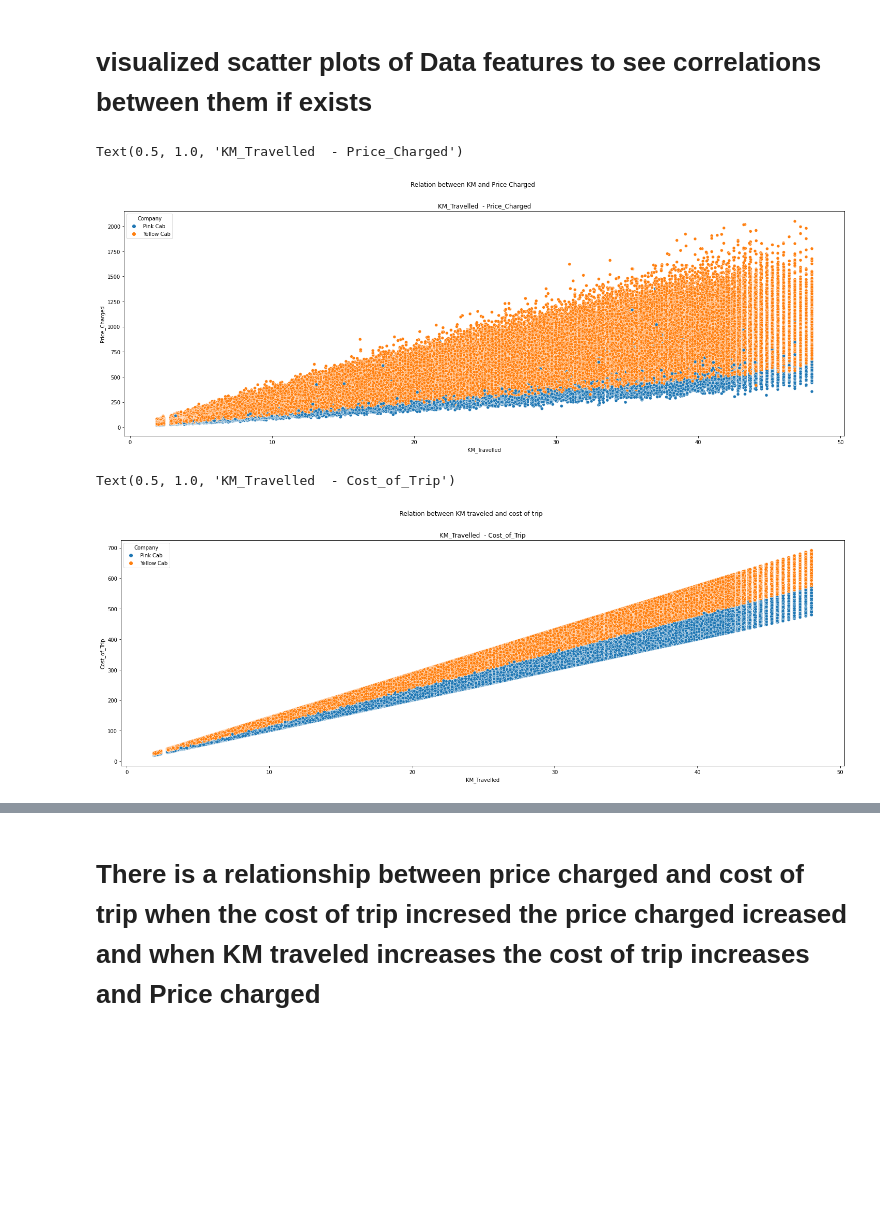
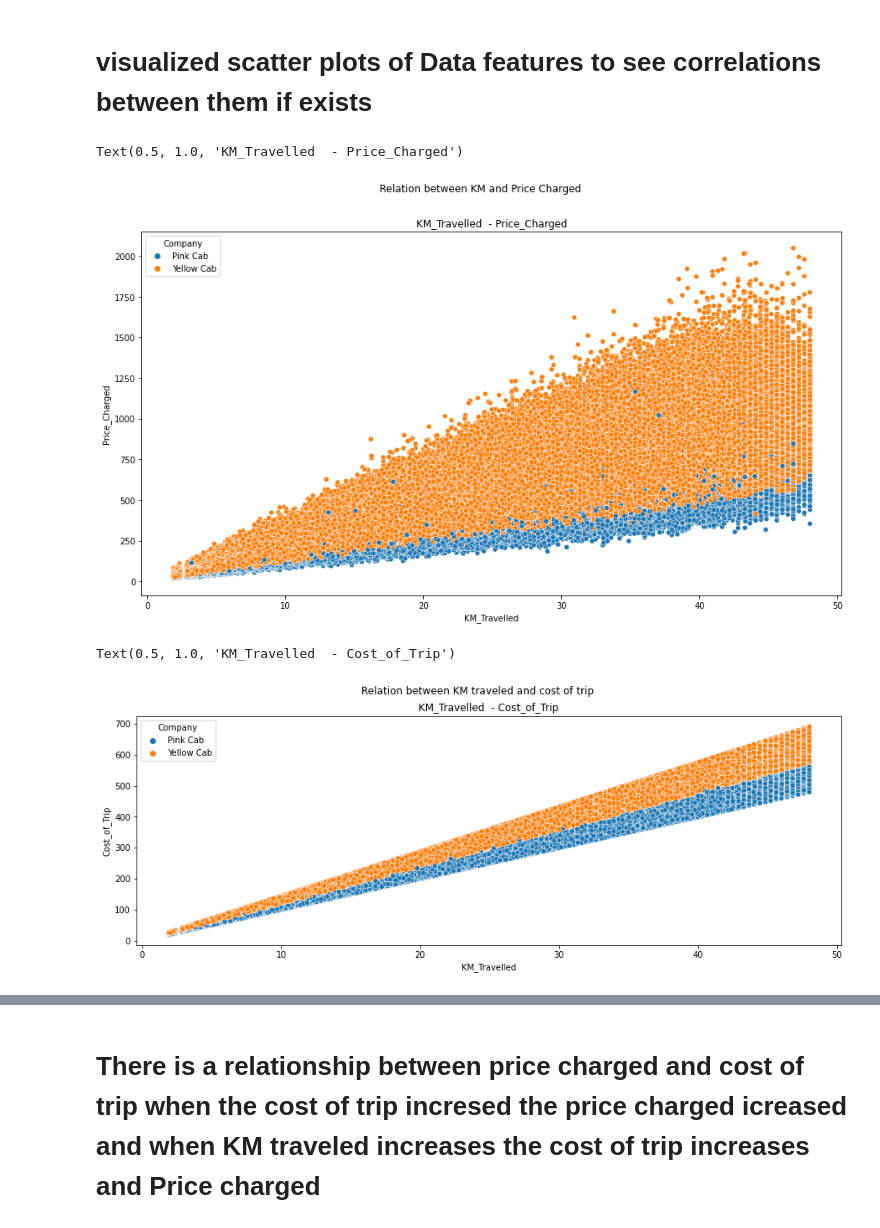
Before and after one commit to Mariamali2001/Data_Glacier_virtual_internship, a Jupyter notebook: Week2/Notebook.ipynb, the cells around one changed output, grey strips where cells are left out. Saved outputs shown, nothing was run; the diff lists cells and outputs as text; code cells hidden in the pictures; blank space fills up the shorter version.

```diff
--- a/Week2/Notebook.ipynb
+++ b/Week2/Notebook.ipynb
@@ -431,18 +433,18 @@ sns.histplot(ax=axes[1][1], data=Final_cab_data , x='Profit' , kde = True , hue=
 # visualized scatter plots of Data features to see correlations between them if exists
 # %%
 
-fig,axes = plt.subplots(figsize=(25, 8), sharey=True)
+fig,axes = plt.subplots(figsize=(15, 8), sharey=True)
 fig.suptitle('Relation between KM and Price Charged')
 sns.scatterplot(ax=axes,data=Final_cab_data, x='KM_Travelled', y='Price_Charged' , hue="Company"  ).set_title("KM_Travelled  - Price_Charged")
 # %% [output]
 Text(0.5, 1.0, 'KM_Travelled  - Price_Charged')
-[figure, old version]
+[figure, new version]
 # %%
-fig,axes = plt.subplots(figsize=(25, 8), sharey=True)
+fig,axes = plt.subplots(figsize=(15,5), sharey=True)
 fig.suptitle('Relation between KM traveled and cost of trip')
 sns.scatterplot(ax=axes,data=Final_cab_data, x='KM_Travelled', y='Cost_of_Trip' , hue="Company").set_title("KM_Travelled  - Cost_of_Trip")
 # %% [output]
 Text(0.5, 1.0, 'KM_Travelled  - Cost_of_Trip')
-[figure, old version]
+[figure, new version]
 # %%
 
```
Also changed, not shown: parts of 34 cells of this notebook.
